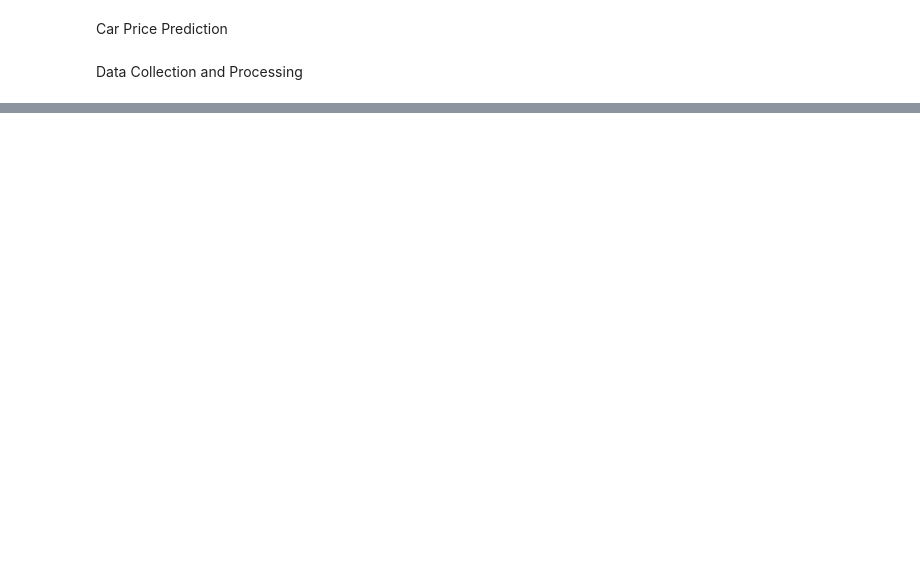
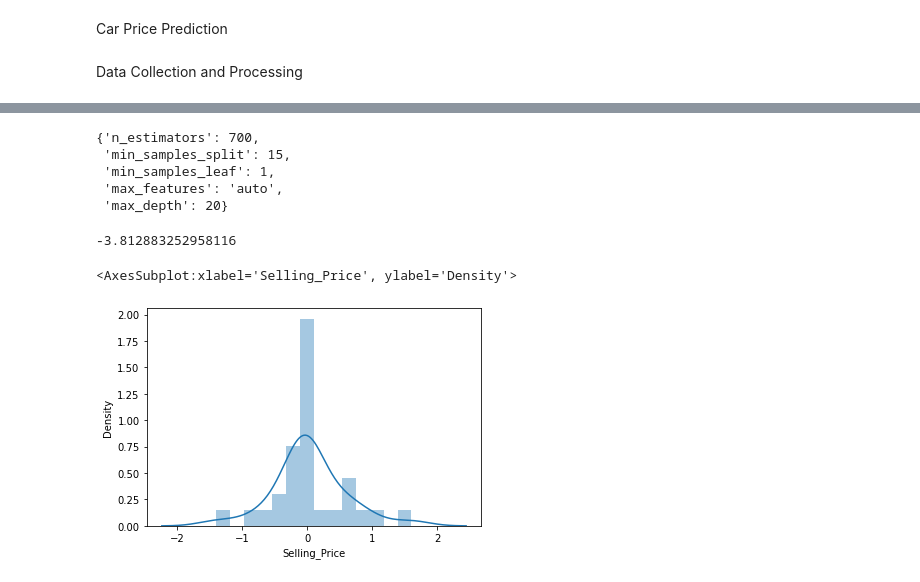
Before and after one commit to MattithyahuData/P8-Car-Price-Prediction, a Jupyter notebook: P8 Code.ipynb, the cells around one changed output, grey strips where cells are left out. Drawn from its saved outputs; the diff is of its cells as text; code cells hidden in the pictures; blank space fills up the shorter version.

```diff
--- a/P8 Code.ipynb
+++ b/P8 Code.ipynb
@@ -87,0 +304,11 @@ car_dataset.replace({'Fuel_Type':{'Petrol': 0,'Diesel': 1, 'CNG': 2}})
+# %%
+# Use the random grid to search for best hyperparameters
+# First create the base model to tune
+rf = RandomForestRegressor()
+# %%
+# Random search of parameters, using 3 fold cross validation,
+# search across 100 different combinations - verbose is for showing the values
+rf_random = RandomizedSearchCV(estimator = rf, param_distributions = random_grid,scoring='neg_mean_squared_error', n_iter = 10, cv = 5, verbose=2, random_state=42, n_jobs = 1)
+# %%
+# Fitting random search
+rf_random.fit(X_train,y_train)
@@ -87,0 +345,23 @@ car_dataset.replace({'Fuel_Type':{'Petrol': 0,'Diesel': 1, 'CNG': 2}})
+# %%
+# Viewing random grid attributes
+rf_random.best_params_
+# %% [output]
+{'n_estimators': 700,
+ 'min_samples_split': 15,
+ 'min_samples_leaf': 1,
+ 'max_features': 'auto',
+ 'max_depth': 20}
+# %%
+# Viewing random grid best score
+rf_random.best_score_
+# %% [output]
+-3.812883252958116
+# %%
+# Applying test data to model
+predictions=rf_random.predict(X_test)
+# %%
+# Showing difference between y-test value and results from X_test
+sns.distplot(y_test-predictions)
+# %% [output]
+<AxesSubplot:xlabel='Selling_Price', ylabel='Density'>
+[figure, added]
```
Also changed, not shown: parts of 68 cells of this notebook, 9 other files.
